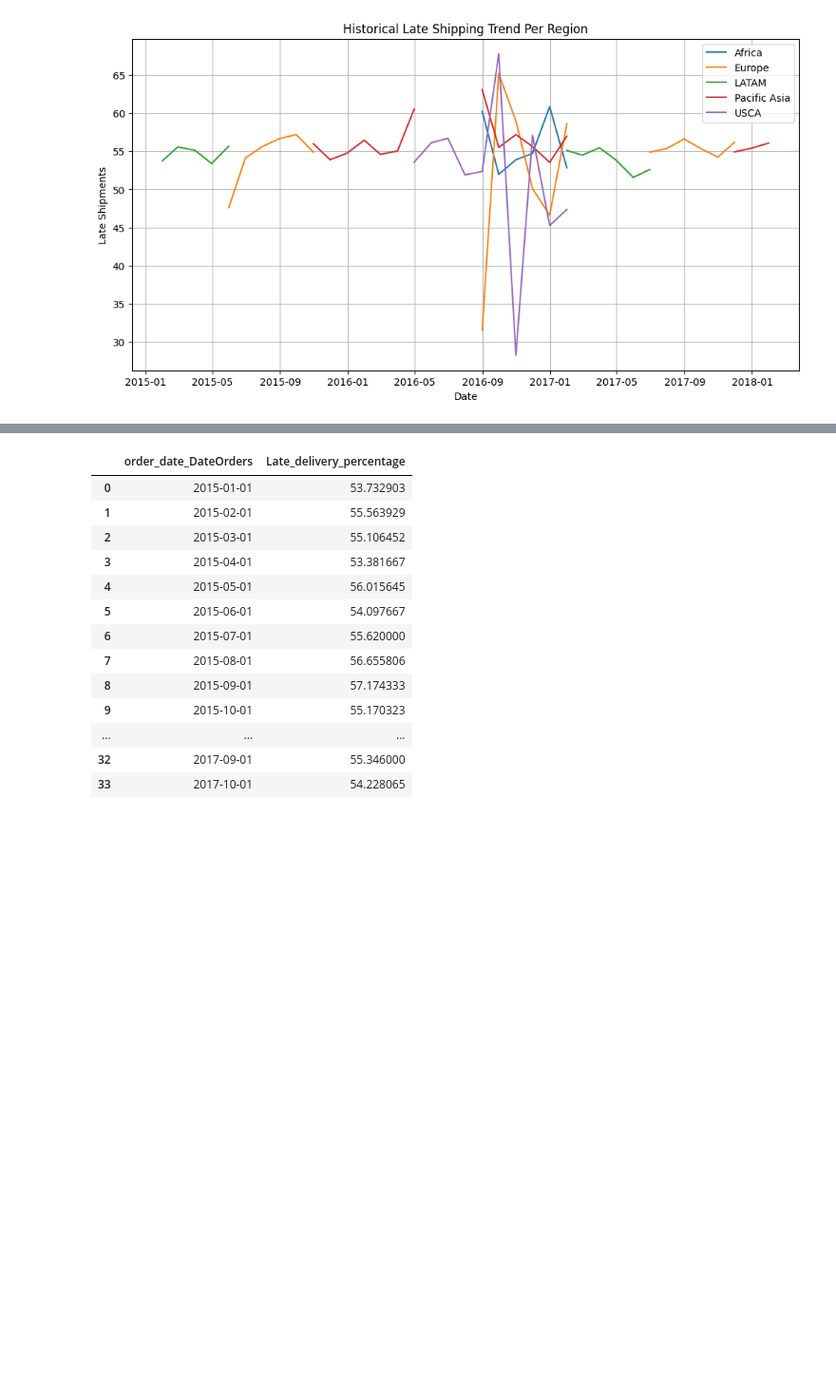
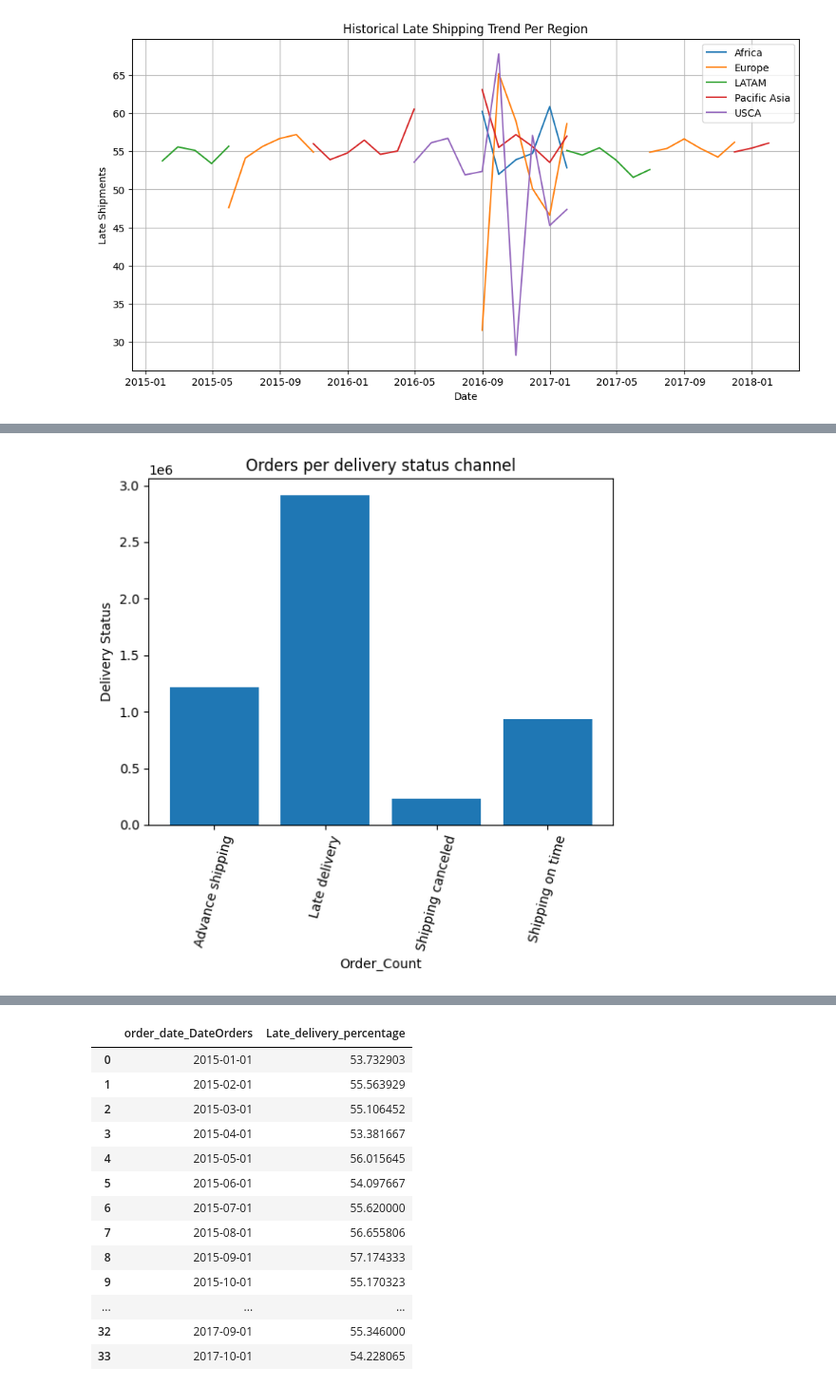
Before and after one commit to CCNY-Analytics-and-Quant/BA-F-2023-Steven-Fernandez-MD-Miah-Mohammed-Hussain, a Jupyter notebook: Final Project/python_code.ipynb, the cells around one changed output, grey strips where cells are left out. Shown at 95% size. Saved outputs shown, nothing was run; the diff lists cells and outputs as text; code cells hidden in the pictures; blank space fills up the shorter version.

```diff
--- a/Final Project/python_code.ipynb
+++ b/Final Project/python_code.ipynb
@@ -1029,0 +1085,2 @@ plt.show()
+# %%
+shipping__statuses = shipping__statuses.groupby('Delivery_Status')['order_date_DateOrders'].value_counts().reset_index(name= 'Order_Count')
@@ -1029,0 +1103,4 @@ plt.show()
+# %%
+shipping__statuses.drop(columns= 'order_date_DateOrders', inplace= True)
+# %%
+shipping__statuses = shipping__statuses.groupby('Delivery_Status')['Order_Count'].sum().reset_index()
@@ -1029,0 +1115,2 @@ plt.show()
+# %%
+shipping__statuses.set_index('Delivery_Status', inplace= True)
@@ -1029,0 +1126,9 @@ plt.show()
+# %%
+plt.bar(shipping__statuses.index, shipping__statuses.Order_Count)
+plt.xticks(rotation=75)
+plt.title('Orders per delivery status channel')
+plt.xlabel('Order_Count')
+plt.ylabel('Delivery Status')
+plt.show()
+# %% [output]
+[figure, added]
```
Also changed, not shown: parts of 64 cells of this notebook.
